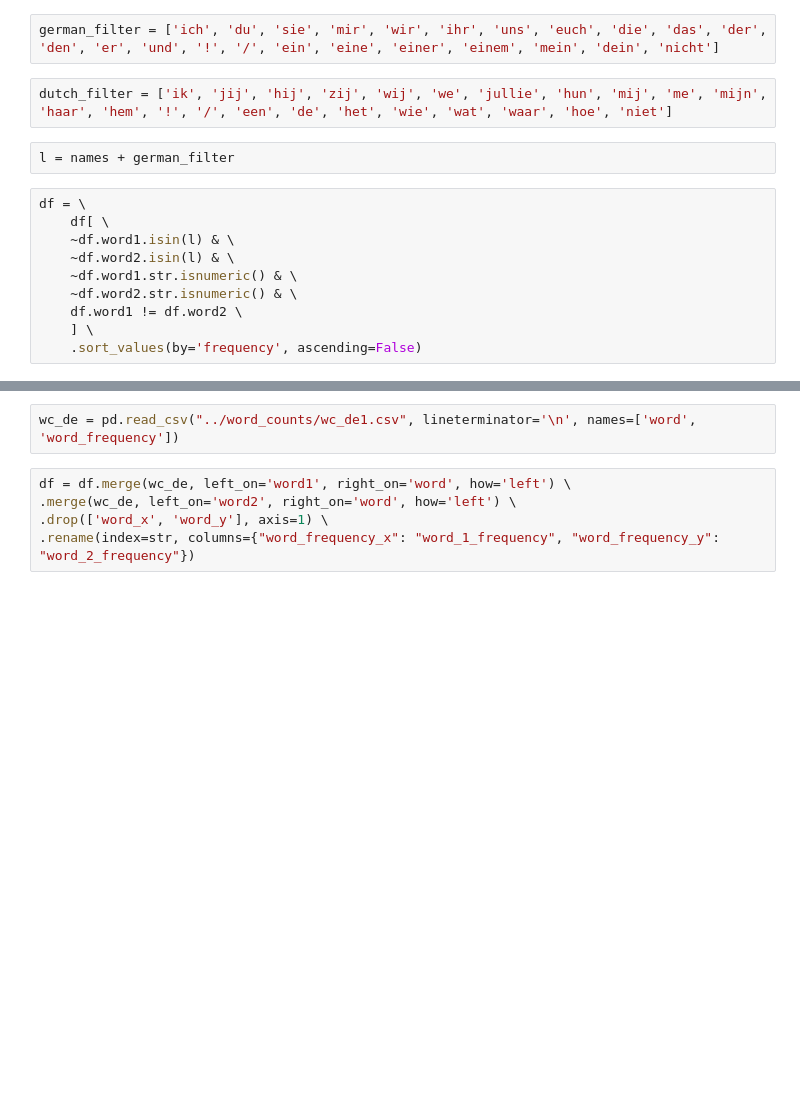
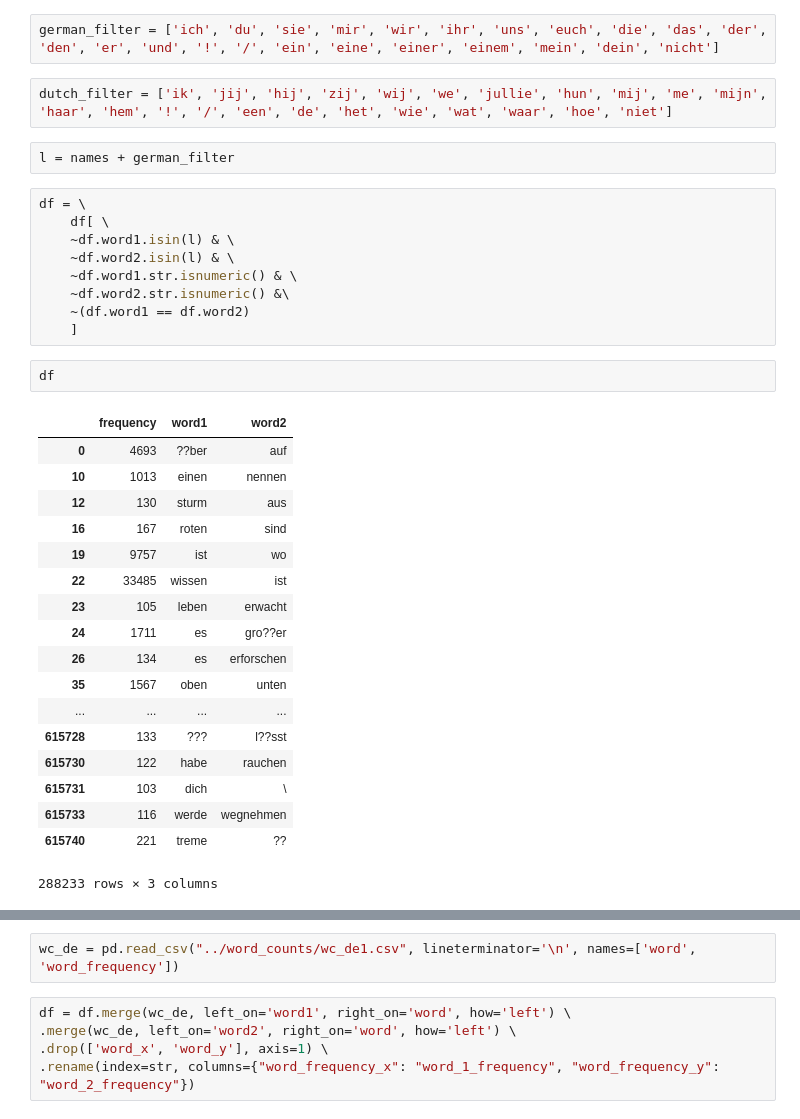
Before and after one commit to EmilioOldenziel/SubtitlesNLP, a Jupyter notebook: notebooks/Grams.ipynb, the cells around one changed output, grey strips where cells are left out. Saved outputs shown, nothing was run; the diff lists cells and outputs as text; blank space fills up the shorter version.

```diff
--- a/notebooks/Grams.ipynb
+++ b/notebooks/Grams.ipynb
@@ -17,10 +17,30 @@ df = \
     ~df.word1.isin(l) & \
     ~df.word2.isin(l) & \
     ~df.word1.str.isnumeric() & \
-    ~df.word2.str.isnumeric() & \
-    df.word1 != df.word2 \
-    ] \
-    .sort_values(by='frequency', ascending=False)
+    ~df.word2.str.isnumeric() &\
+    ~(df.word1 == df.word2)
+    ]
+# %%
+df
+# %% [output]
+|  | frequency | word1 | word2 |
+| 0 | 4693 | ??ber | auf |
+| 10 | 1013 | einen | nennen |
+| 12 | 130 | sturm | aus |
+| 16 | 167 | roten | sind |
+| 19 | 9757 | ist | wo |
+| 22 | 33485 | wissen | ist |
+| 23 | 105 | leben | erwacht |
+| 24 | 1711 | es | gro??er |
+| 26 | 134 | es | erforschen |
+| 35 | 1567 | oben | unten |
+| ... | ... | ... | ... |
+| 615728 | 133 | ??? | l??sst |
+| 615730 | 122 | habe | rauchen |
+| 615731 | 103 | dich | \ |
+| 615733 | 116 | werde | wegnehmen |
+| 615740 | 221 | treme | ?? |
+288233 rows × 3 columns
 # %%
 df.count()['frequency']
 # %% [output]
```
Also changed, not shown: parts of 5 cells of this notebook, 11 other files.
